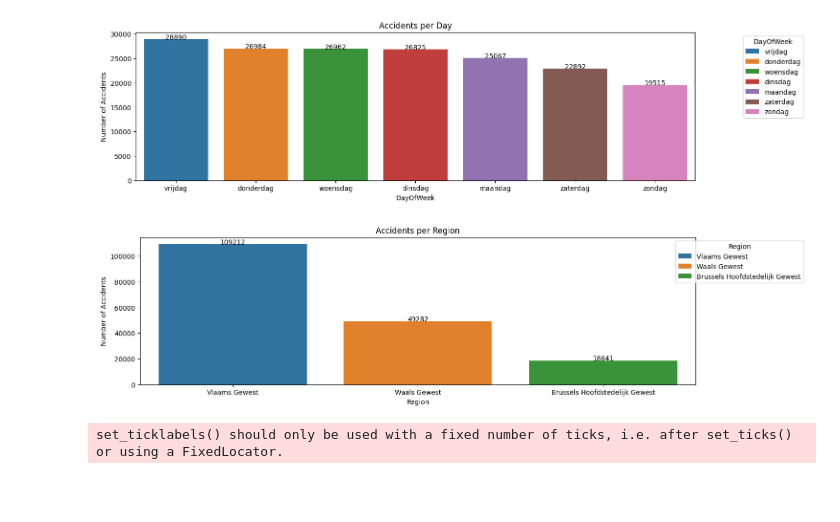
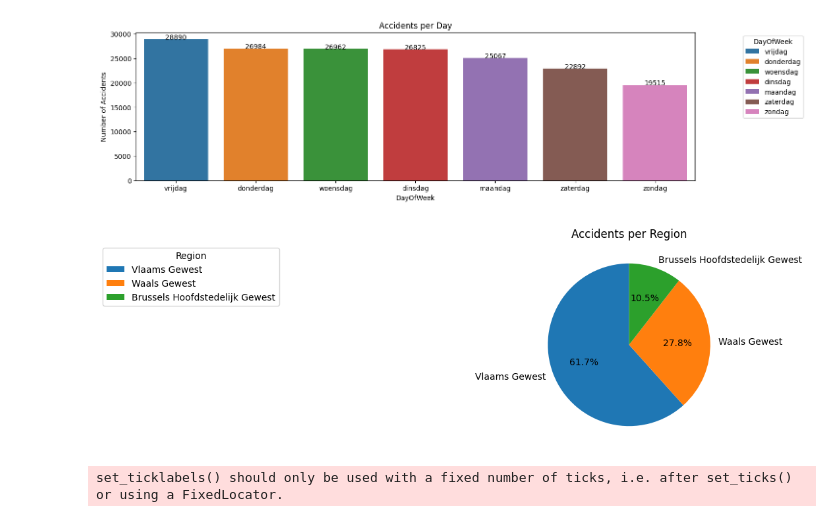
Before and after one commit to bhusalgokarna/Modular_Base_Coding, a Jupyter notebook: Visualization.ipynb, the cells around one changed output. Drawn from its saved outputs; the diff is of its cells as text; code cells hidden in the pictures; blank space fills up the shorter version.

Commit message:
update_visuals

```diff
--- a/Visualization.ipynb
+++ b/Visualization.ipynb
@@ -74,27 +74,25 @@ plt.show()
 [figure]
 # %%
 # Now its time to check per region
-fig,ax=plt.subplots(figsize=(15,4))
+fig,ax=plt.subplots(figsize=(10,4))
 accidents_per_region = df.groupby('Region')[['Accident']].sum()
 accidents_per_region = accidents_per_region.sort_values(by='Accident',ascending=False).reset_index()
-sns.barplot(data=accidents_per_region, x='Region', y='Accident',hue='Region',legend=True)
-for i in range(len(accidents_per_region)):
-    plt.text(i, accidents_per_region['Accident'][i], accidents_per_region['Accident'][i], ha = 'center')
-plt.title('Accidents per Region')
-plt.xlabel('Region')
-plt.ylabel('Number of Accidents')
-plt.legend(title='Region',loc='upper right',bbox_to_anchor=(1.2, 1))
+
+ax.pie(accidents_per_region['Accident'], labels=accidents_per_region['Region'], autopct='%1.1f%%', startangle=90)
+ax.set_title('Accidents per Region')
+# set legent outside the plot
+plt.legend(title='Region',loc='upper right',bbox_to_anchor=(-1.2, 1))
 plt.show()
 
 # Grouping accidents per region and year
 accidents_per_region = df.groupby(['Year', 'Region'])[['Accident']].sum()
 accidents_per_region = accidents_per_region.reset_index()
 fig=px.line(accidents_per_region, x='Year', y='Accident', title='Accidents per Region by Year', color='Region',
         labels={'Year':'Year', 'Accident':'Number of Accidents', 'Region':'Region'},line_group='Region',markers=True, facet_col='Region')
 fig.write_html('Accidents_per_Region_by_Year.html')
 fig.show()
 # %% [output]
-[figure, old version]
+[figure, new version]
 # %%
 # Grouping accidents per region and month
 accidents_per_region = df.groupby(['Month', 'Region'])[['Accident']].sum()
```
Also changed, not shown: parts of 6 cells of this notebook, 18 other files.
